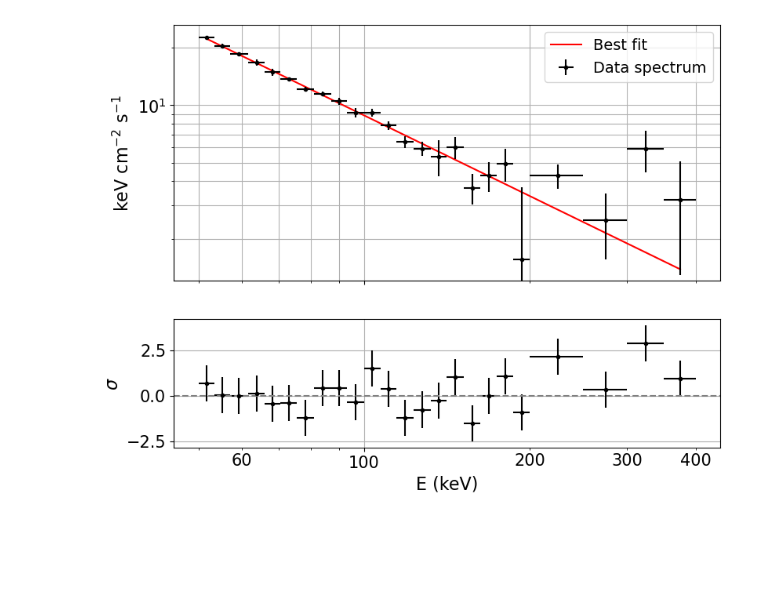
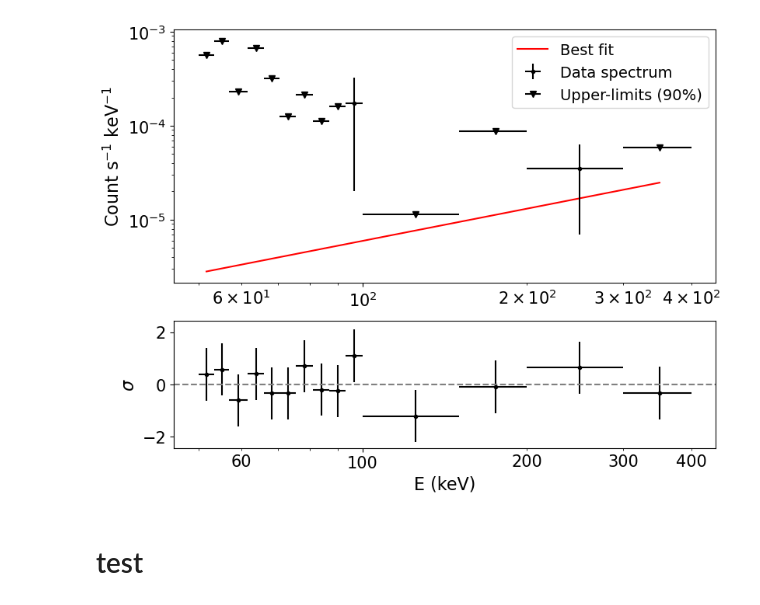
Before and after one commit to tristanbouchet/spi-tap, a Jupyter notebook: fit_spectra.ipynb, the cells around one changed output. Drawn from its saved outputs; the diff is of its cells as text; code cells hidden in the pictures; blank space fills up the shorter version.

```diff
--- a/fit_spectra.ipynb
+++ b/fit_spectra.ipynb
@@ -7,7 +7,10 @@ import lmfit as lm
 main_dir = "/home/tbouchet/SPI_SOURCES/obs"
 # src_name, spec_dir = 'Crab', '/home/tbouchet/SPI_SOURCES/obs/crab/2023-08-01_2023-10-01_15deg/20_400_35log_SE/fit_0dn_1pi'
 # src_name, spec_dir = 'Crab', '/home/tbouchet/SPI_SOURCES/obs/crab/2003-02-19_2003-02-21_15deg/20_600_40log_SE/fit_0dn_1pi'
-src_name, spec_dir = 'SWIFT_J1727.8-1613', f'{main_dir}/S1727/2023-09-07_2023-09-08_15deg/20_400_27perso_SE/fit_0di_1pi'
+# src_name, spec_dir = 'SWIFT_J1727.8-1613', f'{main_dir}/S1727/2023-09-07_2023-09-08_15deg/20_400_27perso_SE/fit_0di_1pi'
+# src_name, spec_dir= 'GX_354-0', f'{main_dir}/gx339/2021-01-01_2021-04-01_10deg/20_400_20log_SE/fit_0di_1pi'
+src_name, spec_dir= 'A0535+32', '/home/tbouchet/SPI_SOURCES/obs/test123/2021-01-01_2021-04-01_10deg/20_400_17perso_SE/fit_0di_1pi'
+
 resp = sf.Response(spec_dir, rmf_ebound_ext='EBOUNDS', rmf_matrix_ext='MATRIX', rmf_name='rmf_spi.rmf')
 spec_data= sf.SPISpectrum(src_name, 'SPI')
 spec_data.import_spectrum(f'{spec_dir}/spectra_{src_name}.fits', rate_col='DFLUX', rate_err_col='DFLUX_ERR')
@@ -30,9 +34,11 @@ spec_data.plot_raw_spec()
 e_min_fit, e_max_fit = 50., 400.
 
 lm_params = lm.create_params(
-    K = {'value': 10.}, gamma = {'value':2.}
+    K = {'value': 10.}, gamma = {'value':2.}, Epiv= {'value':100, 'vary':0}
+    # K = {'value': 10.}, gamma = {'value':2.}, Ecut= {'value':100, 'vary':1}
     # K = {'value': 10.}, gamma1 = {'value':2.}, gamma2= {'value':2.3}, Eb={'value':100., 'vary':False}
     )
+# fit = sf.Fit(model_name='cutoffpl')
 fit = sf.Fit(model_name='powerlaw')
 # fit = sf.Fit(model_name='bknpl')
 result, _ =fit.fit_spec(spec_data, resp, lm_params, e_min_fit, e_max_fit)
@@ -58,10 +67,13 @@ Correlations (unreported values are < 0.100)
 # %%
-axes=fit.plot_fit(e_min_fit=e_min_fit, e_max_fit=e_max_fit, spec_type='EEFLUX', res_type='RES')
+axes=fit.plot_fit(e_min_fit=e_min_fit, e_max_fit=e_max_fit, spec_type='RATE', res_type='RES', uplim_proba=.9)
+
 from matplotlib.ticker import LogFormatter
 formatter = LogFormatter(labelOnlyBase=False, minor_thresholds=(3, 0.4))
 axes[1,0].xaxis.set_major_formatter(formatter)
 axes[1,0].xaxis.set_minor_formatter(formatter)
-axes[0,0].grid(which='both')
-axes[1,0].grid()
+# axes[0,0].grid(which='both')
+# axes[1,0].grid()
 # %% [output]
-[figure, old version]
+[figure, new version]
+# %% [markdown]
+# test
```
Also changed, not shown: parts of 7 cells of this notebook, 5 other files.
